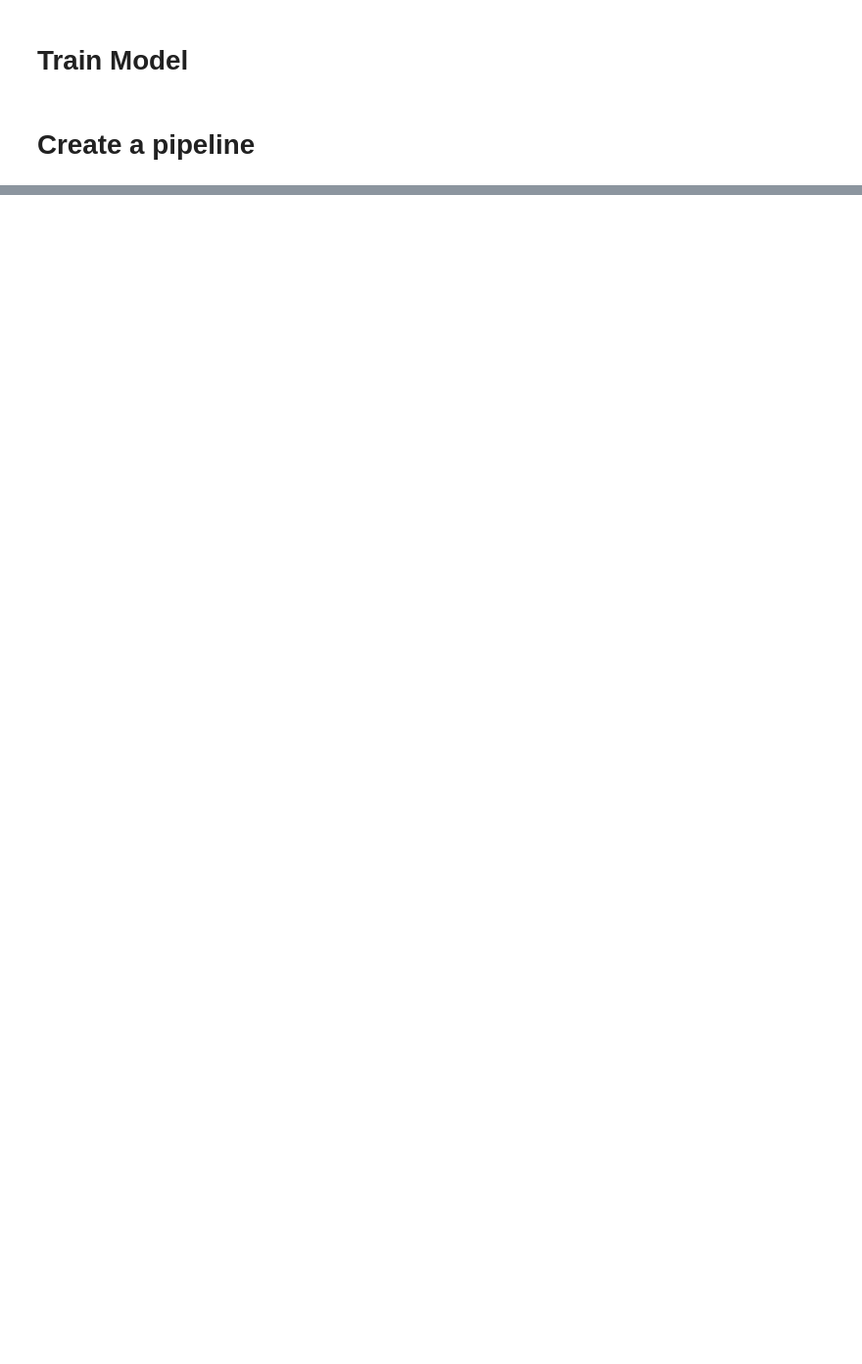
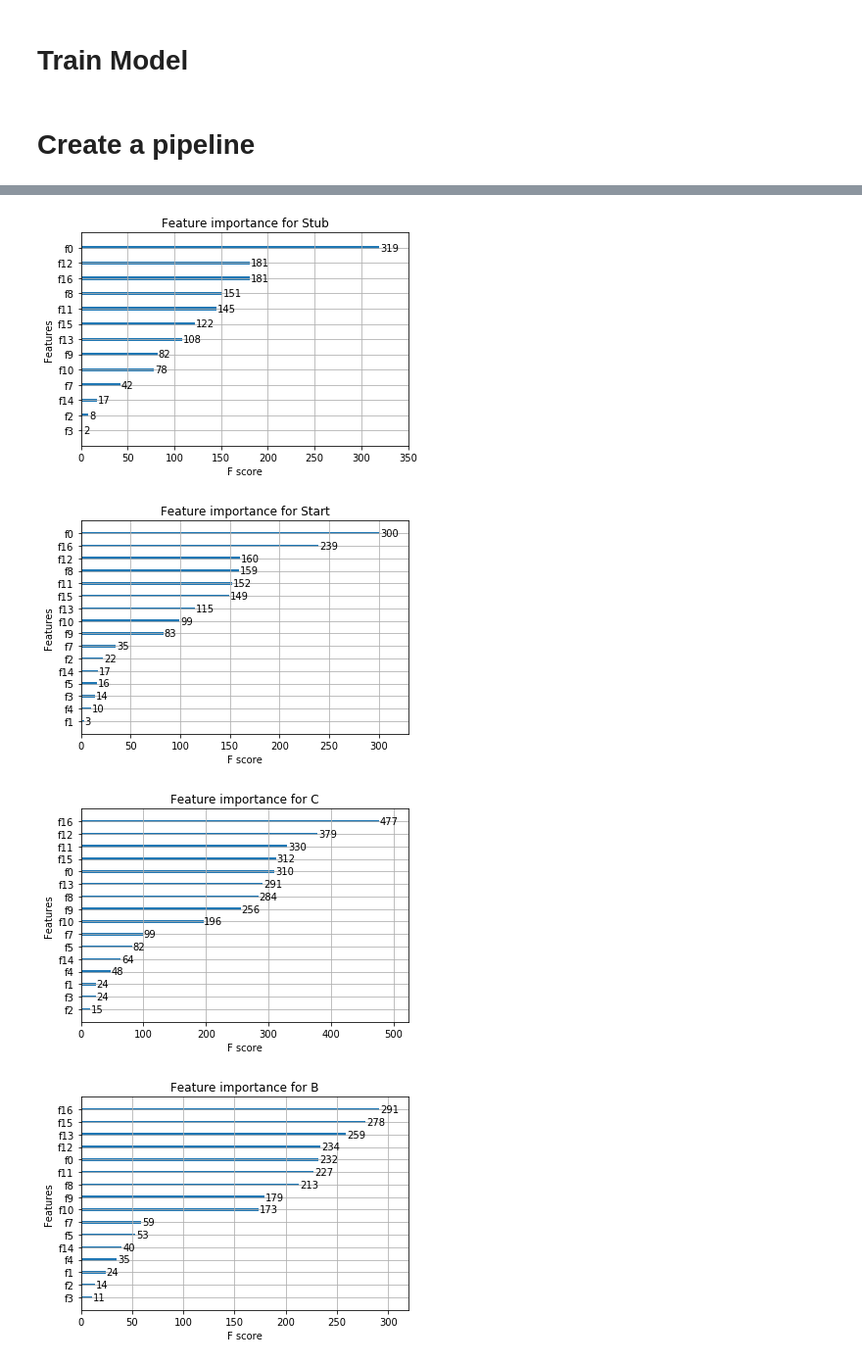
Before and after one commit to jrnold/wikidit, a Jupyter notebook: notebooks/quality_predictions.ipynb, the cells around one changed output, grey strips where cells are left out. Shown at 98% size. Drawn from its saved outputs; the diff is of its cells as text; code cells hidden in the pictures; blank space fills up the shorter version.

```diff
--- a/notebooks/quality_predictions.ipynb
+++ b/notebooks/quality_predictions.ipynb
@@ -118,3 +97,0 @@ rev_ct
-# %%
-for cat in ("Stub", "Start", "C", "B", "GA", "FA"):
-    print(cat, np.mean((revisions["pred"] <= cat) == (revisions["wp10"] <= cat)))
@@ -151,0 +163,9 @@ memory usage: 12.5+ MB
+# %%
+models = {}
+for i, cat in enumerate(list(y.cat.categories)[:-1]):
+    print(f"Re-estimating {cat}")
+    idx = y >= cat
+    y_cat = (y.loc[idx] > cat).values
+    X_cat = X.loc[idx, :]
+    clf = clone(best_estimators[cat])
+    models[cat] = clf.fit(X_cat, y_cat)
@@ -152,3 +178,3 @@ memory usage: 12.5+ MB
 # %%
-with open("../models/model.pkl", "wb")  as f:
-    dill.dump(fitted, f)
+with open("../models/xgboost-models.pkl", "wb") as f:
+    dill.dump(models, f)
@@ -185,0 +181,3 @@ WP10_LABELS.index("Stub")
+# %%
+with open("../models/xgboost-scoring.pkl", "wb") as f:
+    dill.dump(scores, f)
@@ -185,0 +195,11 @@ WP10_LABELS.index("Stub")
+# %%
+import matplotlib.pyplot as plt
+for cat, model in models.items():
+    xgb.plot_importance(model.named_steps['clf'])
+    plt.title(f"Feature importance for {cat}")
+    plt.show()
+# %% [output]
+[figure, added]
+[figure, added]
+[figure, added]
+[figure, added]
```
Also changed, not shown: parts of 27 cells of this notebook, 13 other files.
